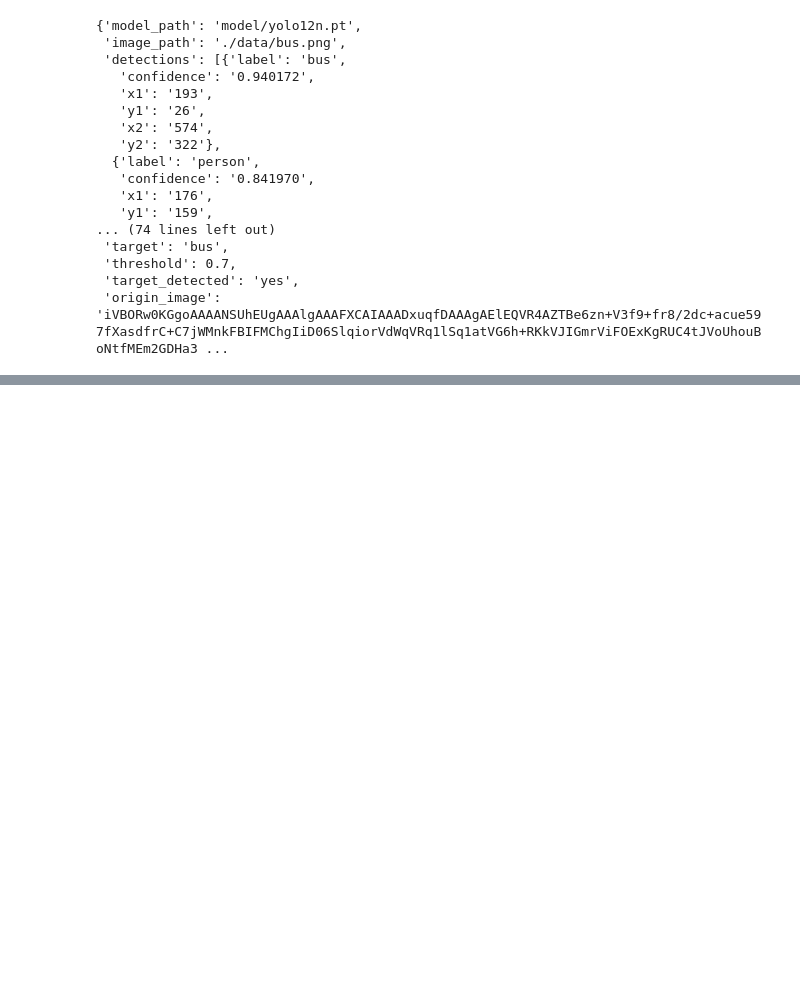
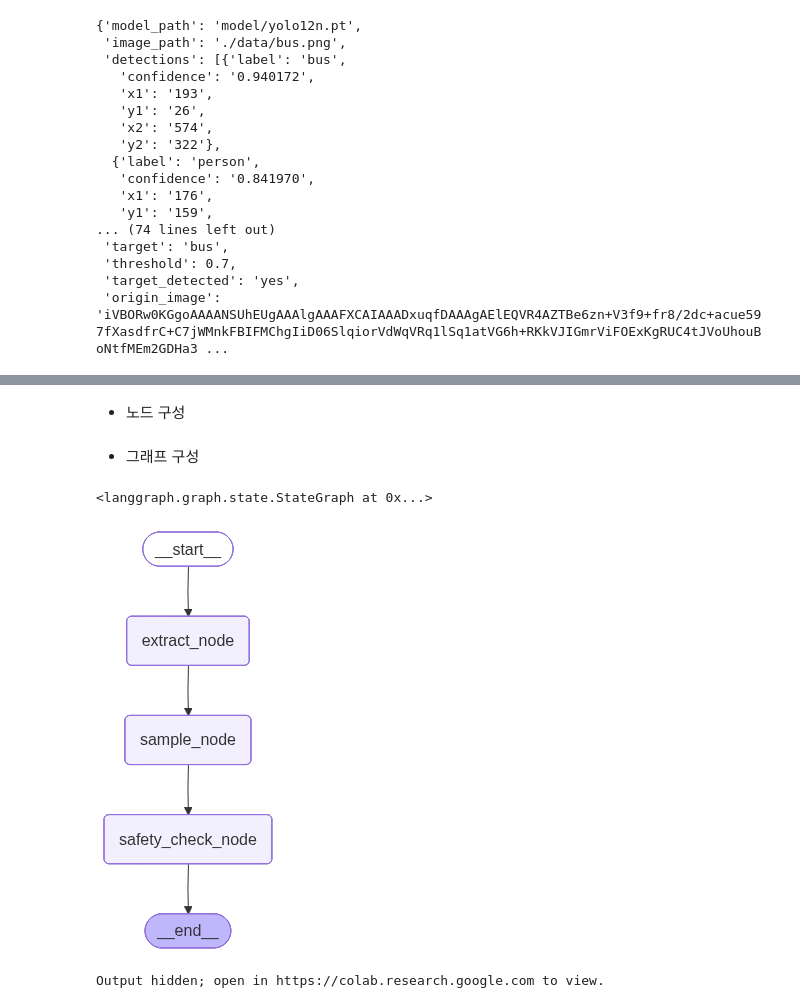
Before and after one commit to miracle-john/Langchain, a Jupyter notebook: LC08_Vision Agent.ipynb, the cells around one changed output, grey strips where cells are left out. Drawn from its saved outputs; the diff is of its cells as text; code cells hidden in the pictures; blank space fills up the shorter version.

```diff
--- a/LC08_Vision Agent.ipynb
+++ b/LC08_Vision Agent.ipynb
@@ -273,0 +325,14 @@ rs
+# %%
+def InputImage(s:VisionAgentState) -> VisionAgentState :
+  # 이미지 오픈
+  img = cv2.imread(s['image_path'])
+
+  if img is None :
+    return VisionAgentAgentState(origin_image ="None") # 이미지가 오픈되지 않는 경우 처리
+  else :
+    # base64로 직렬화
+    _, buffer = cv2.imencode(".jpg", img)
+    base64_encoded = base64.b64encode(buffer)
+    base64_string = base64_encoded.decode('utf-8')
+
+    return VisionAgentState(origin_image = base64_string)
@@ -273,0 +401,13 @@ rs
+# %%
+# tool 정의
+@tool
+def send_message(msg : str) :
+  '''이미지 caption 결과 위험한 상황이면 메세지 송신 '''
+  WEBHOOK_URL = "https://discordapp.com/api/webhooks/1523877416626290738/nCS8MmkImtT-QnCwEP6pSa83sbzN2C4CAx_DNHoX2XSzX7OtAsU7ZNGPgXh16Szba24c"
+
+  response = requests.post(
+      WEBHOOK_URL,
+      json={
+          "content": msg
+      }
+  )
@@ -273,0 +455,16 @@ rs
+# %%
+# 그래프 베이스 생성
+workflow = StateGraph(VisionAgentState)
+# 노드 정의
+workflow.add_node("InputImage", InputImage)
+workflow.add_node("VisionAnalysis", VisionAnalysis)
+workflow.add_node("CaptionExtract", CaptionExtract)
+workflow.add_node("ActionExecute", ActionExecute)
+# 엣지 정의
+workflow.add_edge(START, "InputImage")
+workflow.add_edge("InputImage", "VisionAnalysis")
+workflow.add_edge("VisionAnalysis", "CaptionExtract")
+workflow.add_edge("CaptionExtract","ActionExecute")
+workflow.add_edge("ActionExecute",END)
+# 컴파일
+app = workflow.compile()
@@ -273,0 +850,2 @@ rs
+# %% [markdown]
+- 노드 구성
@@ -273,0 +872,21 @@ rs
+# %% [markdown]
+- 그래프 구성
+# %%
+# 그래프 베이스 생성
+workflow = StateGraph(VisionAgentState)
+# 노드 정의
+workflow.add_node("extract_node", extract_node)
+workflow.add_node("sample_node", sample_node)
+workflow.add_node("safety_check_node", safety_check_node)
+
+# 엣지 추가
+workflow.add_edge(START, "extract_node")
+workflow.add_edge("extract_node", "sample_node")
+workflow.add_edge("sample_node", "safety_check_node")
+workflow.add_edge("safety_check_node",END)
+# %% [output]
+<langgraph.graph.state.StateGraph at 0x...>
+# %%
+display(Image(app.get_graph().draw_mermaid_png()))
+# %% [output]
+[figure, added]
@@ -273,0 +904,4 @@ rs
+# %%
+display(rs)
+# %% [output]
+Output hidden; open in https://colab.research.google.com to view.
```
Also changed, not shown: parts of 51 cells of this notebook, 2 other files.
